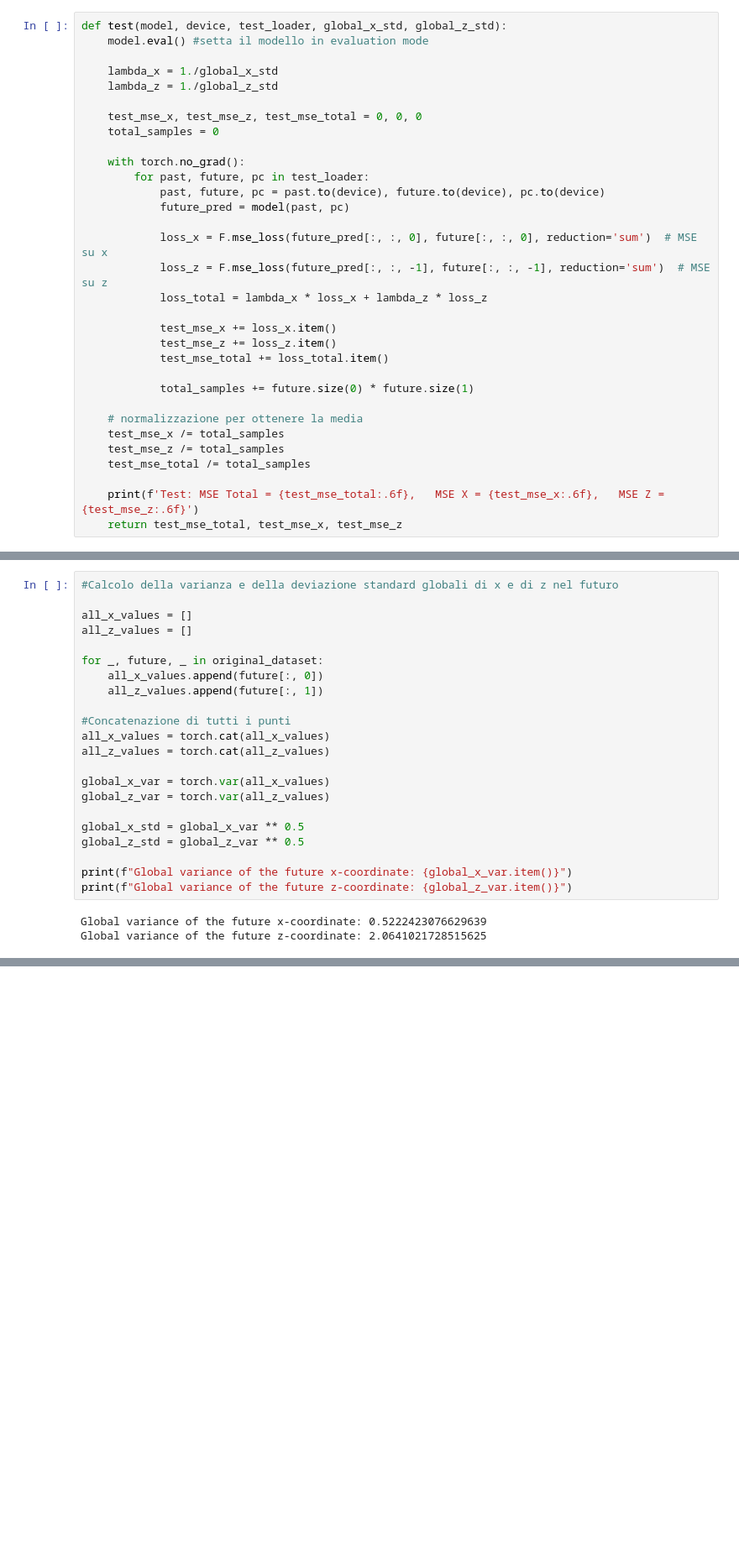
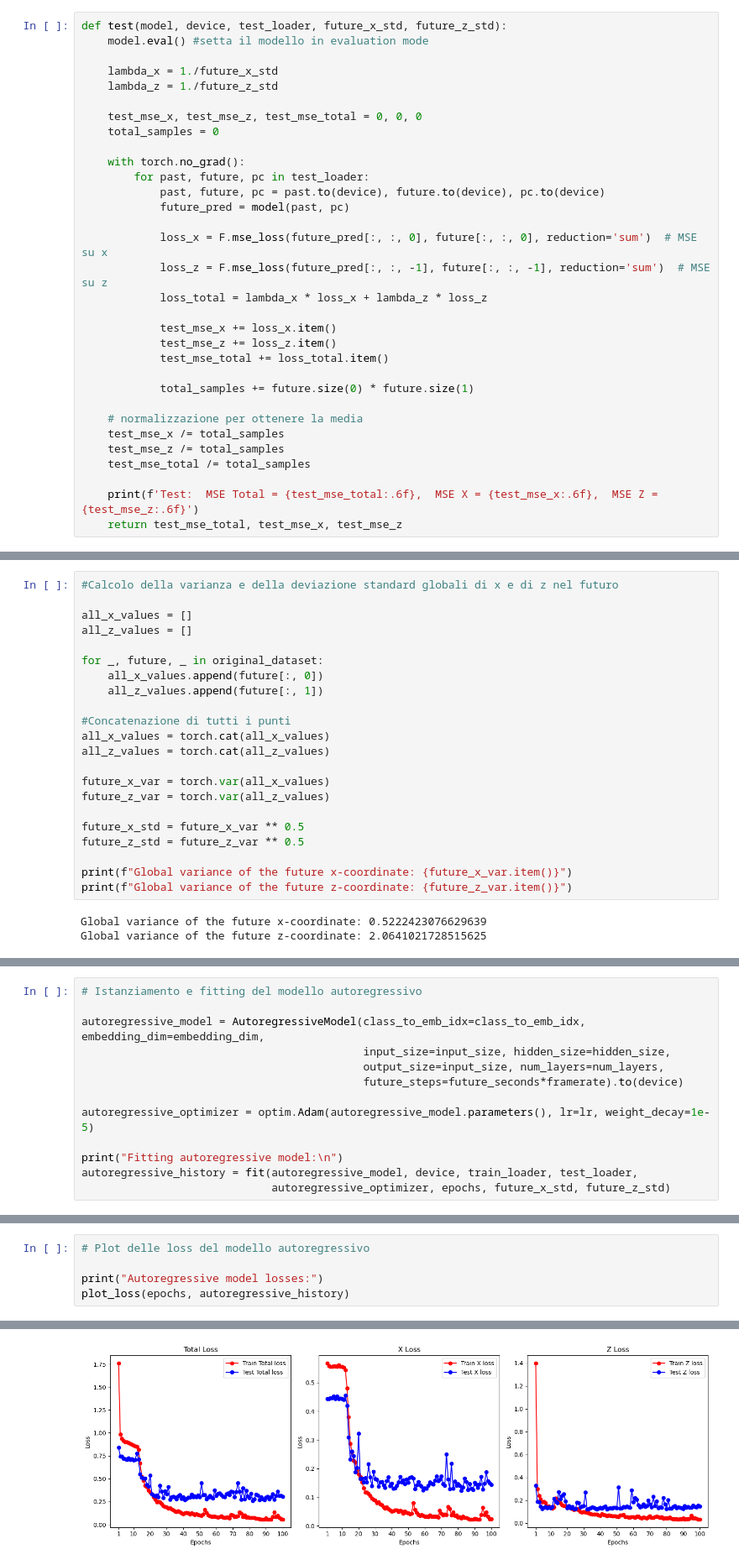
Before and after one commit to AlexSanta/Lab_Image_and_Video_Analysis, a Jupyter notebook: pred_from_past_and_pc_sem.ipynb, the cells around one changed output, grey strips where cells are left out. Shown at 84% size. Cells and saved outputs as stored; diff of their text form; blank space fills up the shorter version.

Commit message:
Refactored project structure: unified autoregressive and one shot models per step and renamed weight files

```diff
--- a/step3_autoregressive.ipynb
+++ b/pred_from_past_and_pc_sem.ipynb
@@ -463,11 +513,11 @@ def train(model, device, train_loader, optimizer, epoch, global_x_std, global_z_
 
     return train_mse_total, train_mse_x, train_mse_z
 # %%
-def test(model, device, test_loader, global_x_std, global_z_std):
+def test(model, device, test_loader, future_x_std, future_z_std):
     model.eval() #setta il modello in evaluation mode
 
-    lambda_x = 1./global_x_std
-    lambda_z = 1./global_z_std
+    lambda_x = 1./future_x_std
+    lambda_z = 1./future_z_std
 
     test_mse_x, test_mse_z, test_mse_total = 0, 0, 0
     total_samples = 0
@@ -492,5 +542,5 @@ def test(model, device, test_loader, global_x_std, global_z_std):
     test_mse_z /= total_samples
     test_mse_total /= total_samples
 
-    print(f'Test: MSE Total = {test_mse_total:.6f},   MSE X = {test_mse_x:.6f},   MSE Z = {test_mse_z:.6f}')
+    print(f'Test:  MSE Total = {test_mse_total:.6f},  MSE X = {test_mse_x:.6f},  MSE Z = {test_mse_z:.6f}')
     return test_mse_total, test_mse_x, test_mse_z
@@ -587,14 +697,14 @@ for _, future, _ in original_dataset:
 all_x_values = torch.cat(all_x_values)
 all_z_values = torch.cat(all_z_values)
 
-global_x_var = torch.var(all_x_values)
-global_z_var = torch.var(all_z_values)
+future_x_var = torch.var(all_x_values)
+future_z_var = torch.var(all_z_values)
 
-global_x_std = global_x_var ** 0.5
-global_z_std = global_z_var ** 0.5
+future_x_std = future_x_var ** 0.5
+future_z_std = future_z_var ** 0.5
 
-print(f"Global variance of the future x-coordinate: {global_x_var.item()}")
-print(f"Global variance of the future z-coordinate: {global_z_var.item()}")
+print(f"Global variance of the future x-coordinate: {future_x_var.item()}")
+print(f"Global variance of the future z-coordinate: {future_z_var.item()}")
 # %% [output]
 Global variance of the future x-coordinate: 0.5222423076629639
 Global variance of the future z-coordinate: 2.0641021728515625
@@ -694,0 +732,13 @@ plot_loss(len(train_losses_total), train_losses_total, test_losses_total, train_
+# %%
+# Istanziamento e fitting del modello autoregressivo
+
+autoregressive_model = AutoregressiveModel(class_to_emb_idx=class_to_emb_idx, embedding_dim=embedding_dim,
+                                           input_size=input_size, hidden_size=hidden_size,
+                                           output_size=input_size, num_layers=num_layers,
+                                           future_steps=future_seconds*framerate).to(device)
+
+autoregressive_optimizer = optim.Adam(autoregressive_model.parameters(), lr=lr, weight_decay=1e-5)
+
+print("Fitting autoregressive model:\n")
+autoregressive_history = fit(autoregressive_model, device, train_loader, test_loader,
+                             autoregressive_optimizer, epochs, future_x_std, future_z_std)
@@ -694,0 +763,6 @@ plot_loss(len(train_losses_total), train_losses_total, test_losses_total, train_
+# %%
+# Plot delle loss del modello autoregressivo
+
+print("Autoregressive model losses:")
+plot_loss(epochs, autoregressive_history)
+# %% [output]
@@ -694,0 +770 @@ plot_loss(len(train_losses_total), train_losses_total, test_losses_total, train_
+[figure, added]
```
Also changed, not shown: parts of 30 cells of this notebook, 19 other files.
